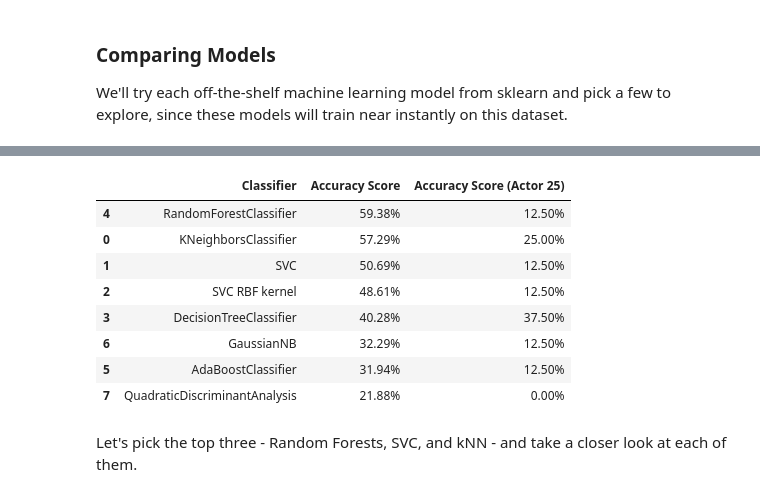
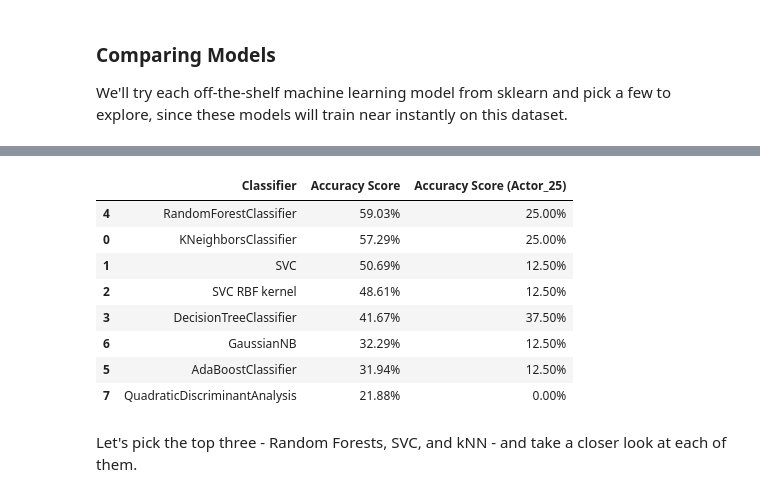
Before and after one commit to lerrlera/Week3-ClassicML, a Jupyter notebook: Week_3_MachineLearning.ipynb, the cells around one changed output, grey strips where cells are left out. Drawn from its saved outputs; the diff is of its cells as text; code cells hidden in the pictures.

```diff
--- a/Week_3_MachineLearning.ipynb
+++ b/Week_3_MachineLearning.ipynb
@@ -643,11 +643,11 @@ scores = []
 for model in classification_models:
     model.fit(X_train, y_train)
     score = model.score(X_test, y_test)
-    test_score = model.score(features_test, emotions_test)
+    #test_score = model.score(features_test, emotions_test)
     model_name = type(model).__name__
     if model_name=='SVC' and model.kernel=='rbf': model_name+=' RBF kernel'
-    scores.append((model_name,(f'{100*score:.2f}%'),(f'{100*test_score:.2f}%')))
+    scores.append((model_name,(f'{100*score:.2f}%'),))
 # Make it pretty
-scores_df = pd.DataFrame(scores,columns=['Classifier','Accuracy Score','Test'])
+scores_df = pd.DataFrame(scores,columns=['Classifier','Accuracy Score'])
 scores_df.sort_values(by='Accuracy Score',axis=0,ascending=False)
 # %% [output]
@@ -664,40 +664,40 @@ scores_df.sort_values(by='Accuracy Score',axis=0,ascending=False)
 # testing minmax scaled data
 from sklearn.neighbors import KNeighborsClassifier
 from sklearn.svm import SVC
 from sklearn.tree import DecisionTreeClassifier
 from sklearn.ensemble import RandomForestClassifier, AdaBoostClassifier
 from sklearn.naive_bayes import GaussianNB
 from sklearn.discriminant_analysis import QuadraticDiscriminantAnalysis
 
 classification_models = [
     KNeighborsClassifier(),#(3),
     SVC(kernel='linear'),#, C=0.025),
     SVC(kernel='rbf'),
     DecisionTreeClassifier(),#max_depth=5),
     RandomForestClassifier(),#max_depth=5, n_estimators=10, max_features=1),
     AdaBoostClassifier(),
     GaussianNB(),
     QuadraticDiscriminantAnalysis()]
 
 scores = []
 for model in classification_models:
     model.fit(X_train_minmax, y_train)
     score = model.score(X_test_minmax, y_test)
     score_test = model.score(features_test_minmax, emotions_test)
     model_name = type(model).__name__
     if model_name=='SVC' and model.kernel=='rbf': model_name+=' RBF kernel'
     scores.append((model_name,(f'{100*score:.2f}%'),(f'{100*score_test:.2f}%')))
 
 # Make it pretty
-scores_df = pd.DataFrame(scores,columns=['Classifier','Accuracy Score','Accuracy Score (Actor 25)'])
+scores_df = pd.DataFrame(scores,columns=['Classifier','Accuracy Score','Accuracy Score (Actor_25)'])
 scores_df.sort_values(by='Accuracy Score',axis=0,ascending=False)
 # %% [output]
-|  | Classifier | Accuracy Score | Accuracy Score (Actor 25) |
-| 4 | RandomForestClassifier | 59.38% | 12.50% |
+|  | Classifier | Accuracy Score | Accuracy Score (Actor_25) |
+| 4 | RandomForestClassifier | 59.03% | 25.00% |
 | 0 | KNeighborsClassifier | 57.29% | 25.00% |
 | 1 | SVC | 50.69% | 12.50% |
 | 2 | SVC RBF kernel | 48.61% | 12.50% |
-| 3 | DecisionTreeClassifier | 40.28% | 37.50% |
+| 3 | DecisionTreeClassifier | 41.67% | 37.50% |
 | 6 | GaussianNB | 32.29% | 12.50% |
 | 5 | AdaBoostClassifier | 31.94% | 12.50% |
 | 7 | QuadraticDiscriminantAnalysis | 21.88% | 0.00% |
```
Also changed, not shown: parts of 2 cells of this notebook.
